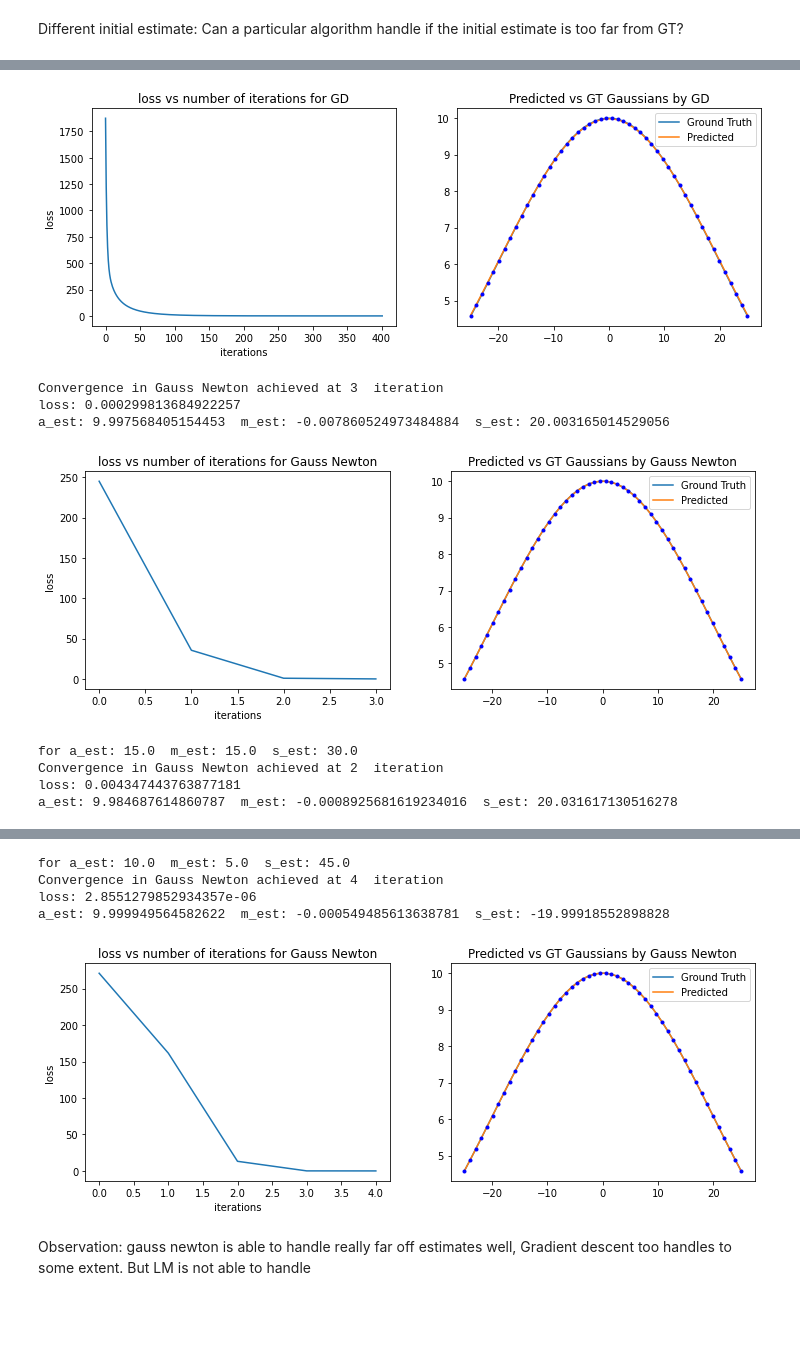
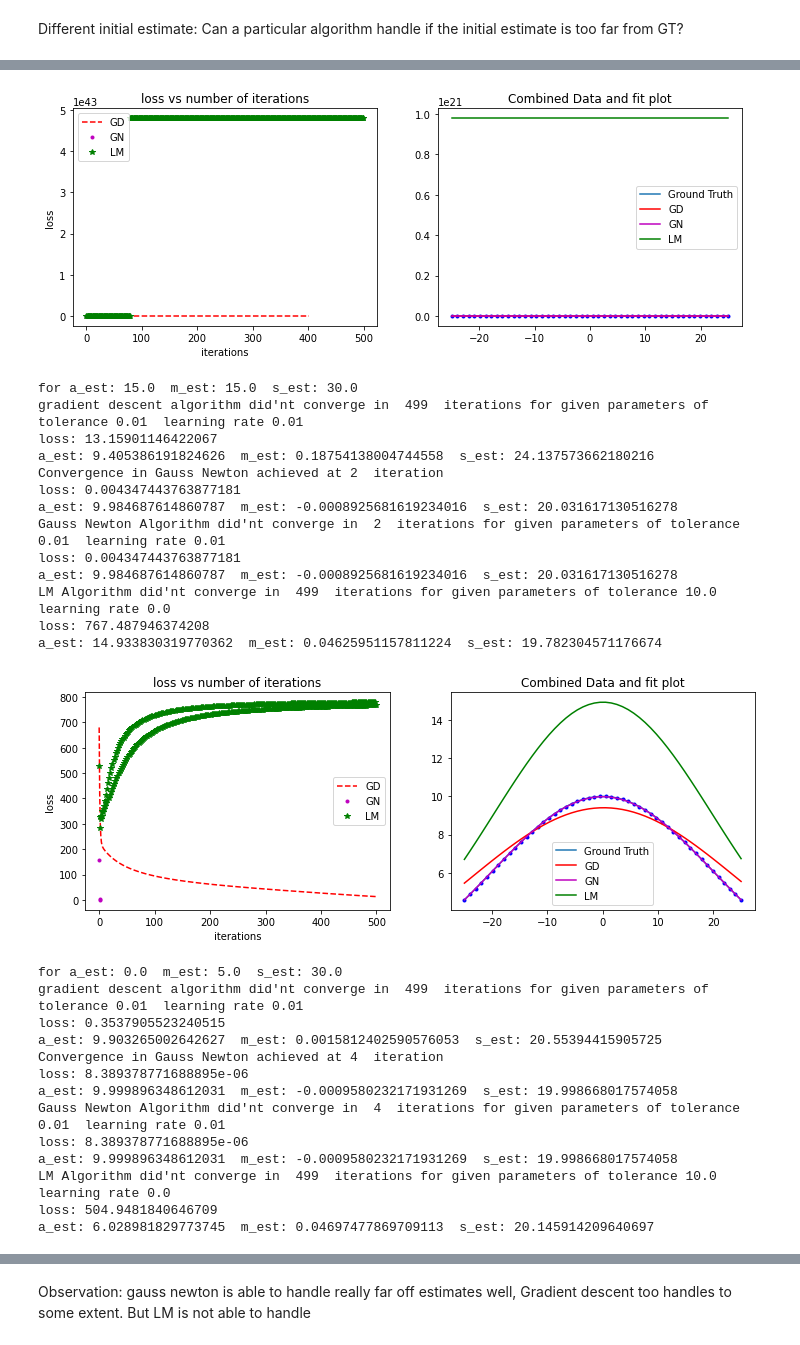
Before and after one commit to avani17101/ICP-and-Non-linear-least-squares-optimization, a Jupyter notebook: 16-spacex-Assignment-3.ipynb, the cells around one changed output, grey strips where cells are left out. Cells and saved outputs as stored; diff of their text form; code cells hidden in the pictures; blank space fills up the shorter version.

```diff
--- a/16-spacex-Assignment-3.ipynb
+++ b/16-spacex-Assignment-3.ipynb
@@ -211,9 +254,13 @@ s_est = 19.12
 yObserved = gaussian(xObserved, a_gt, m_gt, s_gt)
 calculatedPrameters = np.array([a_est, m_est, s_est])
 
-gradDescent(xObserved,yObserved,calculatedPrameters,0.01,1e-2)
-gaussNewton(xObserved,yObserved,calculatedPrameters,0.01,1e-2)
-LM(xObserved,yObserved,calculatedPrameters,10,1e+1)
+ygd,lgd = gradDescent(xObserved,yObserved,calculatedPrameters,0.01,1e-2)
+plot(xObserved,yObserved,ygd, lgd,"GD")
+ygn,lgn = gaussNewton(xObserved,yObserved,calculatedPrameters,0.01,1e-2)
+plot(xObserved,yObserved, ygn, lgn,"GN")
+ylm,llm= LM(xObserved,yObserved,calculatedPrameters,10,1e+1)
+plot(xObserved,yObserved, ylm, llm,"LM")
+combinedplot(xObserved,yObserved,ygd,lgd,ygn,lgn,ylm,llm)
 
 
 
@@ -235,0 +289,4 @@ a_est: 10.254077061575403  m_est: -1.0498505979479578  s_est: 18.798688886556167
+# %%
+
+ygd,lgd = gradDescent(xObserved,yObserved,calculatedPrameters,0.01,1e-3)
+plot(xObserved,yObserved,ygd, lgd,"GD")
@@ -235,0 +300,5 @@ a_est: 10.254077061575403  m_est: -1.0498505979479578  s_est: 18.798688886556167
+# %%
+tolerance = [1e-3,1e-2,1e-1,1,1e+1,1e+2]
+for t in tolerance:
+    ygd,lgd = gradDescent(xObserved,yObserved,calculatedPrameters,0.01,t)
+    plot(xObserved,yObserved,ygd, lgd,"GD")
@@ -245,10 +345,11 @@ m_est = 13
 s_est = 19.12
 yObserved = gaussian(xObserved, a_gt, m_gt, s_gt)
 calculatedPrameters = np.array([a_est, m_est, s_est])
-tolerance = np.array([1e-2,1e-1,1e0,1e+1])
+tolerance = np.array([1e-3,1e-2,1e-1,1,1e+1,1e+2])
 for tol in tolerance:
     print("\n tolerance ",tol)
-    gradDescent(xObserved,yObserved,calculatedPrameters,0.01,tol)
-    gaussNewton(xObserved,yObserved,calculatedPrameters,0.01,tol)
-    LM(xObserved,yObserved,calculatedPrameters,10,tol)
+    ygd,lgd = gradDescent(xObserved,yObserved,calculatedPrameters,0.01,tol)
+    ygn,lgn = gaussNewton(xObserved,yObserved,calculatedPrameters,0.01,tol)
+    ylm,llm= LM(xObserved,yObserved,calculatedPrameters,10,tol)
+    combinedplot(xObserved,yObserved,ygd,lgd,ygn,lgn,ylm,llm)
 # %% [output]
@@ -292,9 +449,10 @@ yObserved = gaussian(xObserved, a_gt, m_gt, s_gt)
 ests = np.array([[20,13,19.2],[15,15,30],[0,5,30],[10,5,45]])
 for calculatedPrameters in ests:
     print("for a_est:",calculatedPrameters[0]," m_est:",calculatedPrameters[1], " s_est:",calculatedPrameters[2])
-    gradDescent(xObserved,yObserved,calculatedPrameters,0.01,1e-2)
-    gaussNewton(xObserved,yObserved,calculatedPrameters,0.01,1e-2)
-    LM(xObserved,yObserved,calculatedPrameters,10,1e+1)
+    ygd,lgd = gradDescent(xObserved,yObserved,calculatedPrameters,0.01,1e-2)
+    ygn,lgn = gaussNewton(xObserved,yObserved,calculatedPrameters,0.01,1e-2)
+    ylm,llm= LM(xObserved,yObserved,calculatedPrameters,10,1e+1)
+    combinedplot(xObserved,yObserved,ygd,lgd,ygn,lgn,ylm,llm)
 # %% [output]
 for a_est: 20.0  m_est: 13.0  s_est: 19.2
 Convergence in gradient descent achieved at 401  iteration
@@ -303,9 +470,28 @@ a_est: 9.983914372250908  m_est: 0.0006691704240702463  s_est: 20.08957755979924
-[figure, old version]
+[figure, new version]
-Convergence in Gauss Newton achieved at 3  iteration
-loss: 0.000299813684922257
-a_est: 9.997568405154453  m_est: -0.007860524973484884  s_est: 20.003165014529056
+for a_est: 15.0  m_est: 15.0  s_est: 30.0
+gradient descent algorithm did'nt converge in  499  iterations for given parameters of tolerance 0.01  learning rate 0.01
+loss: 13.15901146422067
+a_est: 9.405386191824626  m_est: 0.18754138004744558  s_est: 24.137573662180216
+Convergence in Gauss Newton achieved at 2  iteration
+loss: 0.004347443763877181
+a_est: 9.984687614860787  m_est: -0.0008925681619234016  s_est: 20.031617130516278
+Gauss Newton Algorithm did'nt converge in  2  iterations for given parameters of tolerance 0.01  learning rate 0.01
+loss: 0.004347443763877181
+a_est: 9.984687614860787  m_est: -0.0008925681619234016  s_est: 20.031617130516278
+LM Algorithm did'nt converge in  499  iterations for given parameters of tolerance 10.0  learning rate 0.0
+loss: 767.487946374208
+a_est: 14.933830319770362  m_est: 0.04625951157811224  s_est: 19.782304571176674
-[figure, old version]
+[figure, new version]
-for a_est: 15.0  m_est: 15.0  s_est: 30.0
-Convergence in Gauss Newton achieved at 2  iteration
-loss: 0.004347443763877181
-a_est: 9.984687614860787  m_est: -0.0008925681619234016  s_est: 20.031617130516278
+for a_est: 0.0  m_est: 5.0  s_est: 30.0
+gradient descent algorithm did'nt converge in  499  iterations for given parameters of tolerance 0.01  learning rate 0.01
+loss: 0.3537905523240515
+a_est: 9.903265002642627  m_est: 0.0015812402590576053  s_est: 20.55394415905725
+Convergence in Gauss Newton achieved at 4  iteration
+loss: 8.389378771688895e-06
+a_est: 9.999896348612031  m_est: -0.0009580232171931269  s_est: 19.998668017574058
+Gauss Newton Algorithm did'nt converge in  4  iterations for given parameters of tolerance 0.01  learning rate 0.01
+loss: 8.389378771688895e-06
+a_est: 9.999896348612031  m_est: -0.0009580232171931269  s_est: 19.998668017574058
+LM Algorithm did'nt converge in  499  iterations for given parameters of tolerance 10.0  learning rate 0.0
+loss: 504.9481840646709
+a_est: 6.028981829773745  m_est: 0.04697477869709113  s_est: 20.145914209640697
@@ -318,8 +513,3 @@ a_est: 9.999896348612031  m_est: -0.0009580232171931269  s_est: 19.9986680175740
-for a_est: 10.0  m_est: 5.0  s_est: 45.0
-Convergence in Gauss Newton achieved at 4  iteration
-loss: 2.8551279852934357e-06
-a_est: 9.999949564582622  m_est: -0.000549485613638781  s_est: -19.99918552898828
-[figure, removed]
 # %% [markdown]
 Observation: gauss newton is able to handle really far off estimates well, Gradient descent too handles to some extent. But LM is not able to handle
 # %% [markdown]
```
Also changed, not shown: parts of 16 cells of this notebook.
